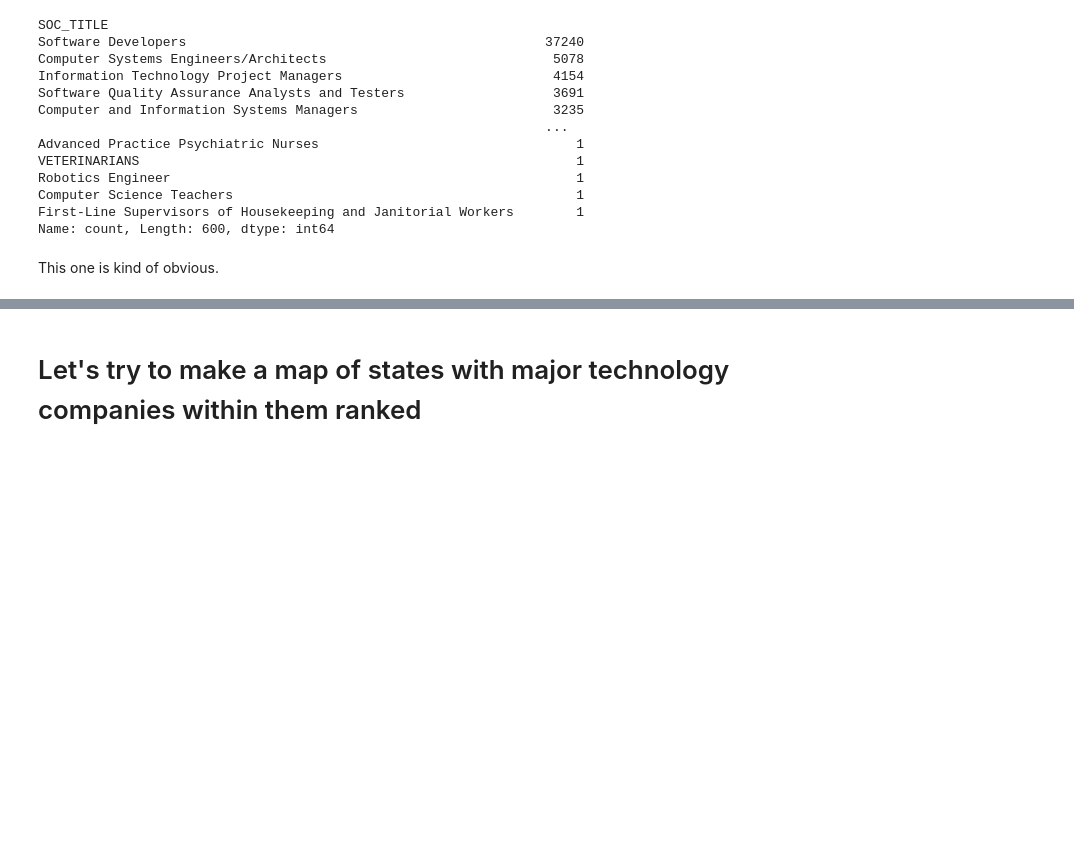
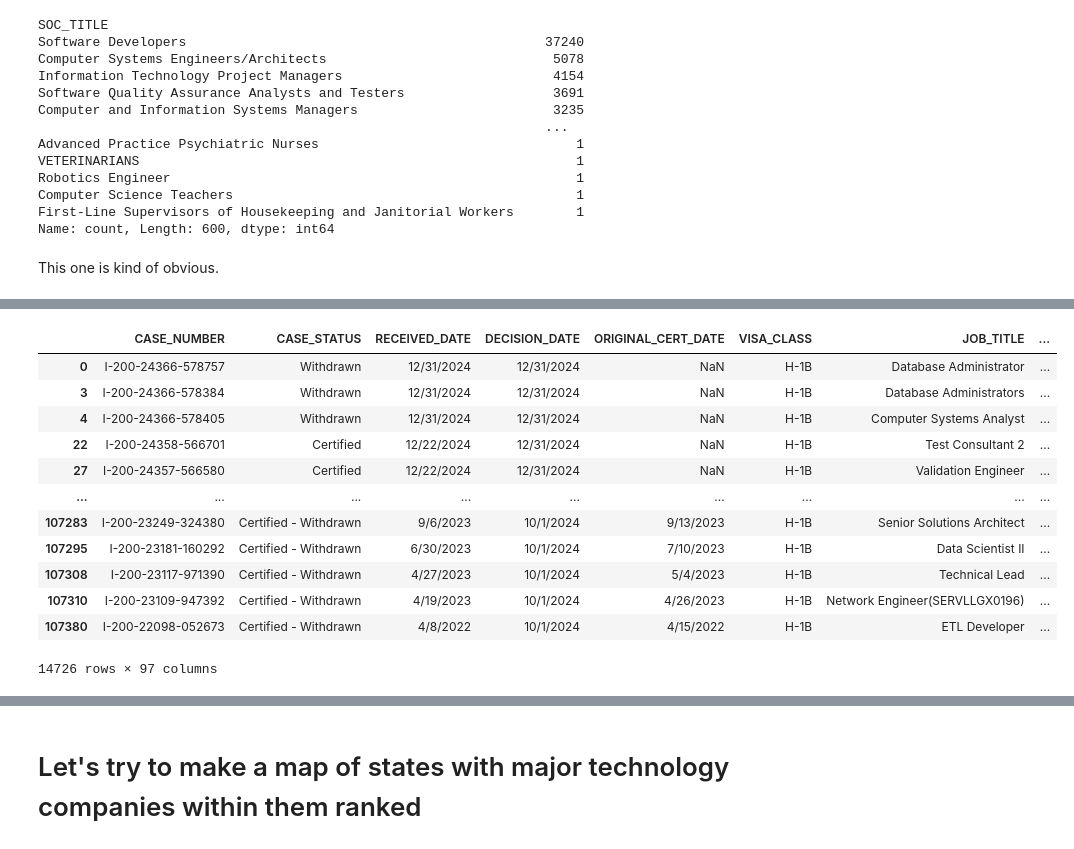
Before and after one commit to PBhandare/unit-3, a Jupyter notebook: data/H1BExploration.ipynb, the cells around one changed output, grey strips where cells are left out. Saved outputs shown, nothing was run; the diff lists cells and outputs as text; code cells hidden in the pictures; blank space fills up the shorter version.

```diff
--- a/data/H1BExploration.ipynb
+++ b/data/H1BExploration.ipynb
@@ -17,5 +18,5 @@ import geopandas as gpd
 # %%
-dataPath = r'C:\Users\eagle\Downloads\LCA_Disclosure_Data_FY2025_Q1.csv' # data source: https://www.dol.gov/agencies/eta/foreign-labor/performance
+dataPath = r'C:\Users\eagle\OneDrive\Documents\Data\H1B\CSV\LCA_Disclosure_Data_FY2025_Q1.csv' # data source: https://www.dol.gov/agencies/eta/foreign-labor/performance
 popDataPath = r"C:\Users\eagle\OneDrive\Documents\Data\NST-EST2025-ALLDATA.csv"
 pathFortune1000 = r"C:\Users\eagle\OneDrive\Documents\Data\archive\fortune1000_2024.csv"
 pathFortune500 = r'C:\Users\eagle\OneDrive\Documents\Data\archive\fortune500_2025_from50pros.csv'
@@ -166,0 +198,17 @@ spatialDistribution = data['WORKSITE_STATE'].value_counts()
+# %%
+data[(data['SECONDARY_ENTITY'] == 'Yes') &
+     (data['H-1B_DEPENDENT'] == 'Yes')]
+# %% [output]
+|  | CASE_NUMBER | CASE_STATUS | RECEIVED_DATE | DECISION_DATE | ORIGINAL_CERT_DATE | VISA_CLASS | JOB_TITLE | ... |
+| 0 | I-200-24366-578757 | Withdrawn | 12/31/2024 | 12/31/2024 | NaN | H-1B | Database Administrator | ... |
+| 3 | I-200-24366-578384 | Withdrawn | 12/31/2024 | 12/31/2024 | NaN | H-1B | Database Administrators | ... |
+| 4 | I-200-24366-578405 | Withdrawn | 12/31/2024 | 12/31/2024 | NaN | H-1B | Computer Systems Analyst | ... |
+| 22 | I-200-24358-566701 | Certified | 12/22/2024 | 12/31/2024 | NaN | H-1B | Test Consultant 2 | ... |
+| 27 | I-200-24357-566580 | Certified | 12/22/2024 | 12/31/2024 | NaN | H-1B | Validation Engineer | ... |
+| ... | ... | ... | ... | ... | ... | ... | ... | ... |
+| 107283 | I-200-23249-324380 | Certified - Withdrawn | 9/6/2023 | 10/1/2024 | 9/13/2023 | H-1B | Senior Solutions Architect | ... |
+| 107295 | I-200-23181-160292 | Certified - Withdrawn | 6/30/2023 | 10/1/2024 | 7/10/2023 | H-1B | Data Scientist II | ... |
+| 107308 | I-200-23117-971390 | Certified - Withdrawn | 4/27/2023 | 10/1/2024 | 5/4/2023 | H-1B | Technical Lead | ... |
+| 107310 | I-200-23109-947392 | Certified - Withdrawn | 4/19/2023 | 10/1/2024 | 4/26/2023 | H-1B | Network Engineer(SERVLLGX0196) | ... |
+| 107380 | I-200-22098-052673 | Certified - Withdrawn | 4/8/2022 | 10/1/2024 | 4/15/2022 | H-1B | ETL Developer | ... |
+14726 rows × 97 columns
```
Also changed, not shown: parts of 37 cells of this notebook, 6 other files.
